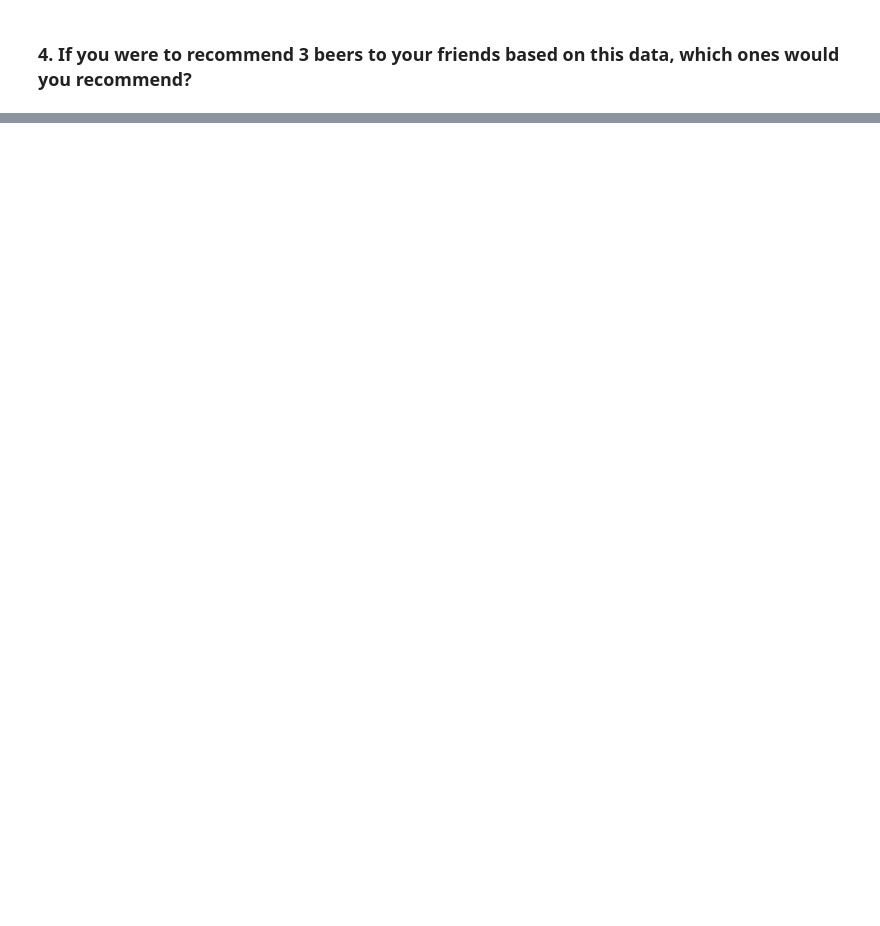
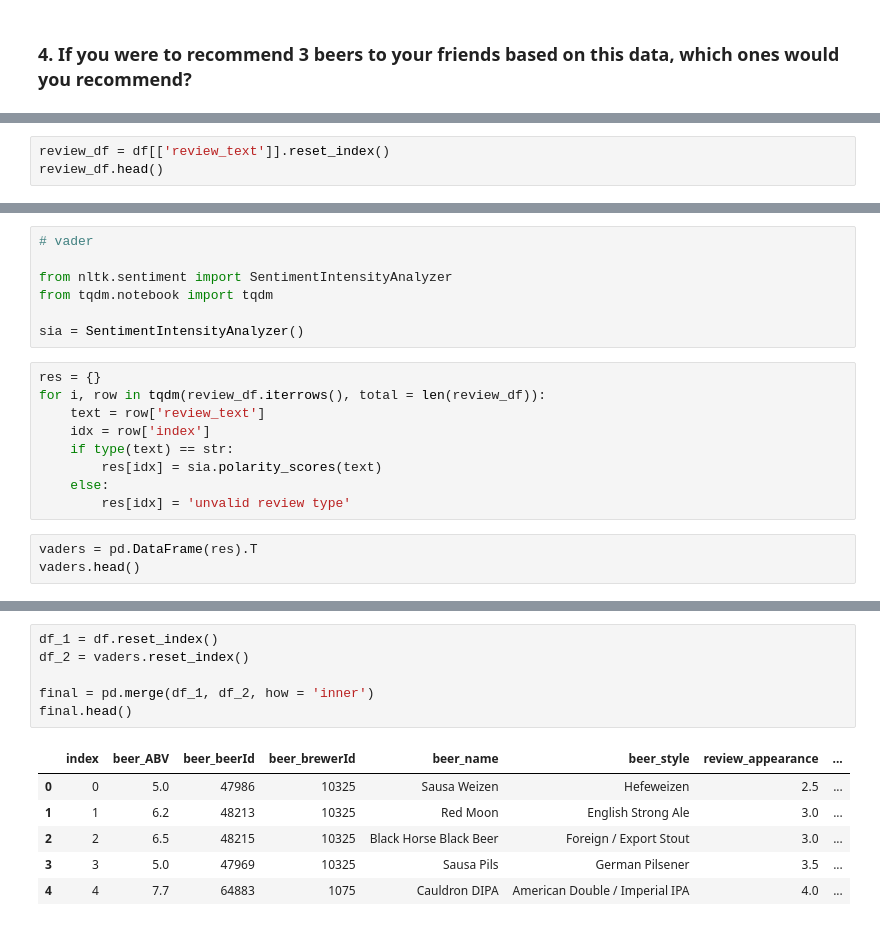
Before and after one commit to INA-95/beer_data_analysis, a Jupyter notebook: beer_data_analysis.ipynb, the cells around one changed output, grey strips where cells are left out. Drawn from its saved outputs; the diff is of its cells as text; blank space fills up the shorter version.

```diff
--- a/beer_data_analysis.ipynb
+++ b/beer_data_analysis.ipynb
@@ -161,0 +269,3 @@ Name: review_overall, Length: 20200, dtype: float64
+# %%
+review_df = df[['review_text']].reset_index()
+review_df.head()
@@ -161,0 +285,19 @@ Name: review_overall, Length: 20200, dtype: float64
+# %%
+# vader
+
+from nltk.sentiment import SentimentIntensityAnalyzer
+from tqdm.notebook import tqdm
+
+sia = SentimentIntensityAnalyzer()
+# %%
+res = {}
+for i, row in tqdm(review_df.iterrows(), total = len(review_df)):
+    text = row['review_text']
+    idx = row['index']
+    if type(text) == str:
+        res[idx] = sia.polarity_scores(text)
+    else:
+        res[idx] = 'unvalid review type'
+# %%
+vaders = pd.DataFrame(res).T
+vaders.head()
@@ -161,0 +311,13 @@ Name: review_overall, Length: 20200, dtype: float64
+# %%
+df_1 = df.reset_index()
+df_2 = vaders.reset_index()
+
+final = pd.merge(df_1, df_2, how = 'inner')
+final.head()
+# %% [output]
+|  | index | beer_ABV | beer_beerId | beer_brewerId | beer_name | beer_style | review_appearance | ... |
+| 0 | 0 | 5.0 | 47986 | 10325 | Sausa Weizen | Hefeweizen | 2.5 | ... |
+| 1 | 1 | 6.2 | 48213 | 10325 | Red Moon | English Strong Ale | 3.0 | ... |
+| 2 | 2 | 6.5 | 48215 | 10325 | Black Horse Black Beer | Foreign / Export Stout | 3.0 | ... |
+| 3 | 3 | 5.0 | 47969 | 10325 | Sausa Pils | German Pilsener | 3.5 | ... |
+| 4 | 4 | 7.7 | 64883 | 1075 | Cauldron DIPA | American Double / Imperial IPA | 4.0 | ... |
```
Also changed, not shown: parts of 20 cells of this notebook.
